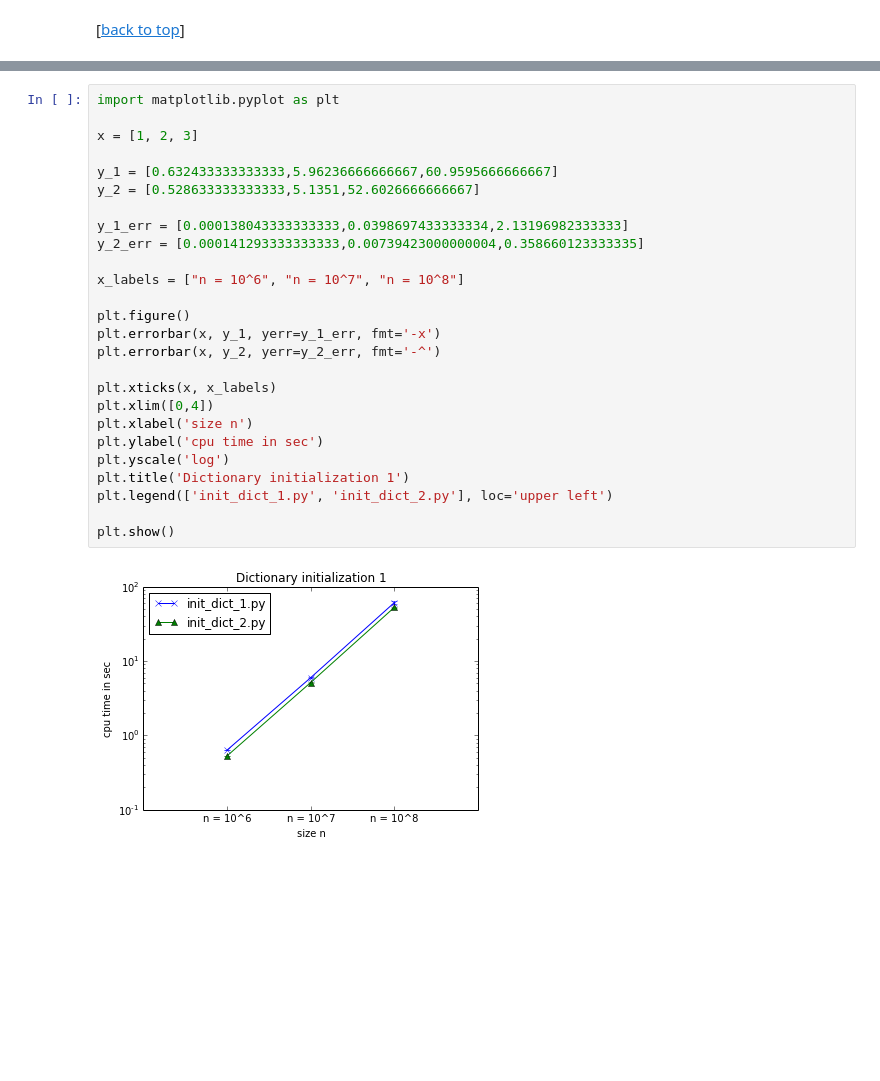
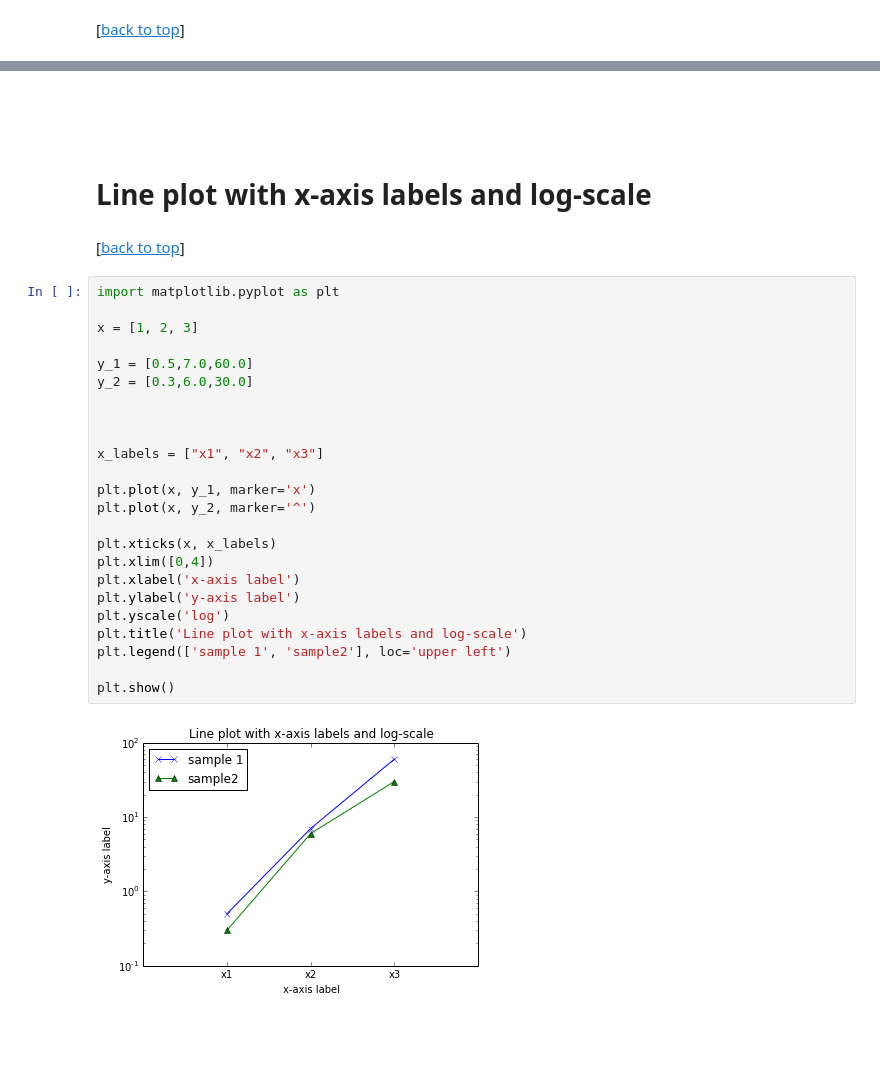
Before and after one commit to rasbt/matplotlib-gallery, a Jupyter notebook: ipynb/lineplots.ipynb, the cells around one changed output, grey strips where cells are left out. Cells and saved outputs as stored; diff of their text form; blank space fills up the shorter version.

Commit message:
more line plots

```diff
--- a/ipynb/lineplots.ipynb
+++ b/ipynb/lineplots.ipynb
@@ -26,31 +85,36 @@ Last updated: 06/12/2014
+# %% [markdown]
+<br>
+<br>
+# %% [markdown]
+# Line plot with x-axis labels and log-scale
+# %% [markdown]
+[[back to top](#Sections)]
 # %%
 import matplotlib.pyplot as plt
 
 x = [1, 2, 3]
 
-y_1 = [0.632433333333333,5.96236666666667,60.9595666666667]
-y_2 = [0.528633333333333,5.1351,52.6026666666667]
+y_1 = [0.5,7.0,60.0]
+y_2 = [0.3,6.0,30.0]
 
-y_1_err = [0.000138043333333333,0.0398697433333334,2.13196982333333]
-y_2_err = [0.000141293333333333,0.00739423000000004,0.358660123333335]
 
-x_labels = ["n = 10^6", "n = 10^7", "n = 10^8"]
 
-plt.figure()
-plt.errorbar(x, y_1, yerr=y_1_err, fmt='-x')
-plt.errorbar(x, y_2, yerr=y_2_err, fmt='-^')
+x_labels = ["x1", "x2", "x3"]
+
+plt.plot(x, y_1, marker='x')
+plt.plot(x, y_2, marker='^')
 
 plt.xticks(x, x_labels)
 plt.xlim([0,4])
-plt.xlabel('size n')
-plt.ylabel('cpu time in sec')
+plt.xlabel('x-axis label')
+plt.ylabel('y-axis label')
 plt.yscale('log')
-plt.title('Dictionary initialization 1')
-plt.legend(['init_dict_1.py', 'init_dict_2.py'], loc='upper left')
+plt.title('Line plot with x-axis labels and log-scale')
+plt.legend(['sample 1', 'sample2'], loc='upper left')
 
 plt.show()
 # %% [output]
-[figure, old version]
+[figure, new version]
 # %% [markdown]
 <br>
 <br>
```
Also changed, not shown: parts of 7 cells of this notebook.
